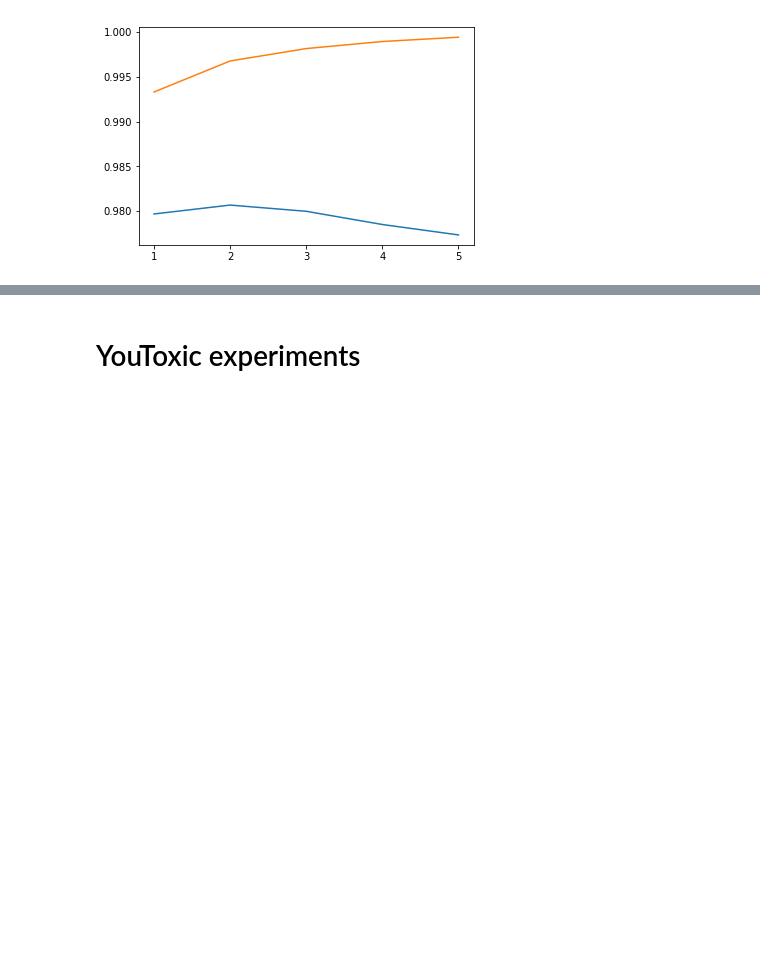
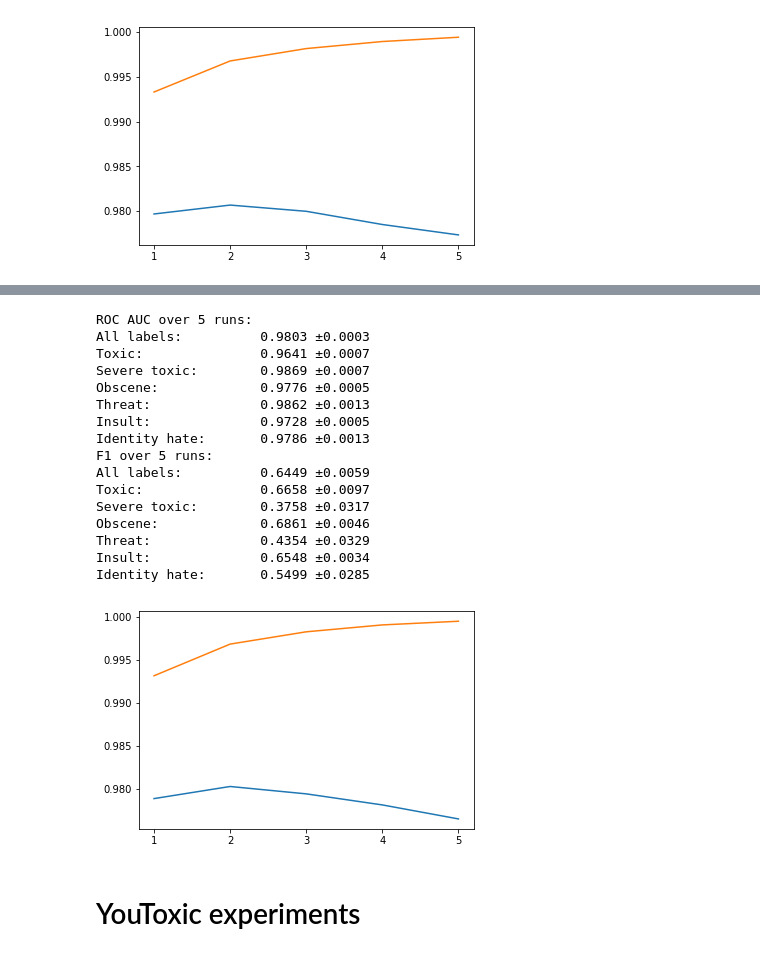
Before and after one commit to kogelnikp/toxic-comment-experiments, a Jupyter notebook: visualize_results.ipynb, the cells around one changed output, grey strips where cells are left out. Saved outputs shown, nothing was run; the diff lists cells and outputs as text; code cells hidden in the pictures; blank space fills up the shorter version.

```diff
--- a/visualize_results.ipynb
+++ b/visualize_results.ipynb
@@ -472,3 +507,24 @@ Identity hate:       0.5535 ±0.0199
+# %%
+calculated_all_metrics(ep11_scores)
+plot_learningcurve(ep11_scores, Labels.ALL, Metrics.ROC_AUC)
+# %% [output]
+ROC AUC over 5 runs:
+All labels:          0.9803 ±0.0003
+Toxic:               0.9641 ±0.0007
+Severe toxic:        0.9869 ±0.0007
+Obscene:             0.9776 ±0.0005
+Threat:              0.9862 ±0.0013
+Insult:              0.9728 ±0.0005
+Identity hate:       0.9786 ±0.0013
+F1 over 5 runs:
+All labels:          0.6449 ±0.0059
+Toxic:               0.6658 ±0.0097
+Severe toxic:        0.3758 ±0.0317
+Obscene:             0.6861 ±0.0046
+Threat:              0.4354 ±0.0329
+Insult:              0.6548 ±0.0034
+Identity hate:       0.5499 ±0.0285
+[figure, added]
 # %% [markdown]
 # YouToxic experiments
 # %% [markdown]
```
Also changed, not shown: parts of 5 cells of this notebook, 1 other file.
